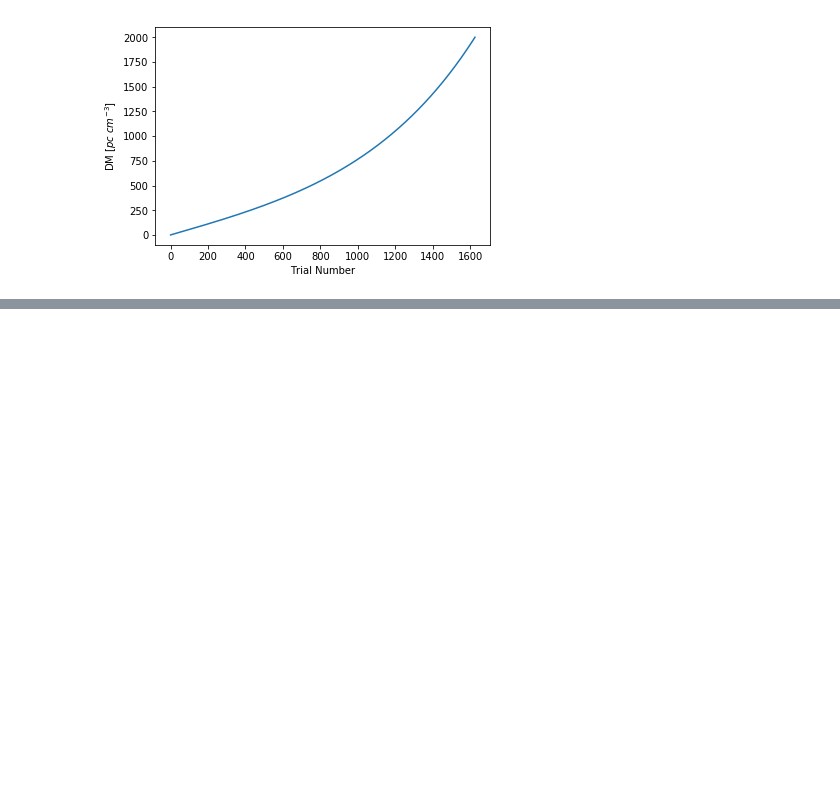
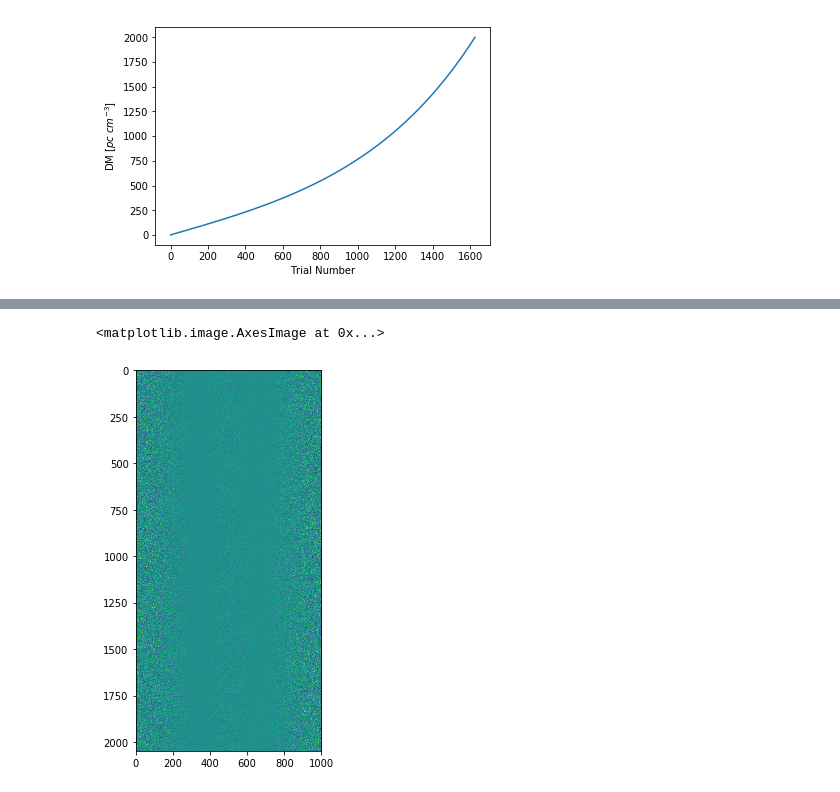
Before and after one commit to devincody/DSAbeamformer, a Jupyter notebook: sandbox/Dispersion Theory.ipynb, the cells around one changed output, grey strips where cells are left out. Saved outputs shown, nothing was run; the diff lists cells and outputs as text; code cells hidden in the pictures; blank space fills up the shorter version.

```diff
--- a/sandbox/Dispersion Theory.ipynb
+++ b/sandbox/Dispersion Theory.ipynb
@@ -33,0 +60,10 @@ plt.show()
+# %%
+f = np.linspace(1.28, 1.53, 2048)
+A = np.fft.fft(C)
+
+plt.figure(figsize=(7,7))
+# plt.axis((100,200, 2000,2048))
+plt.imshow(np.imag(A))
+# %% [output]
+<matplotlib.image.AxesImage at 0x...>
+[figure, added]
```
Also changed, not shown: parts of 2 cells of this notebook.
